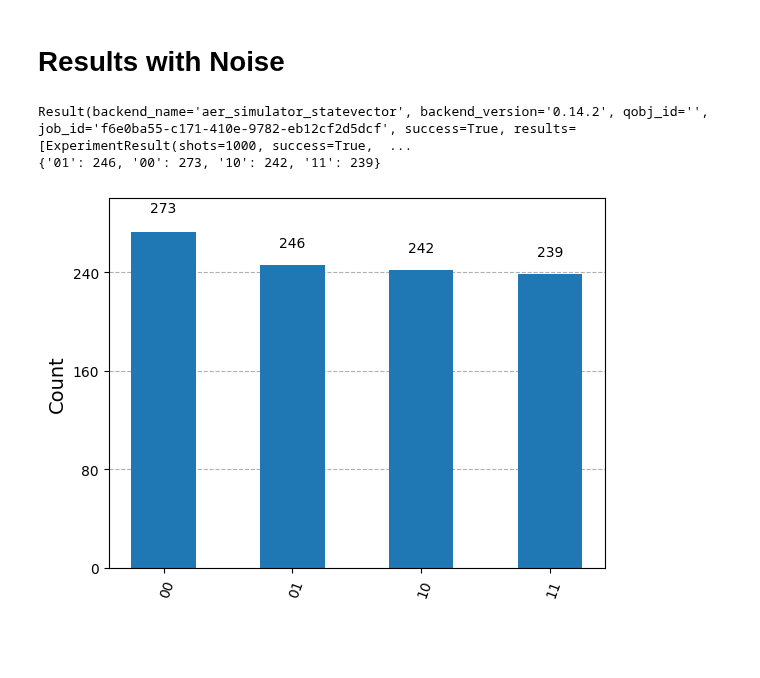
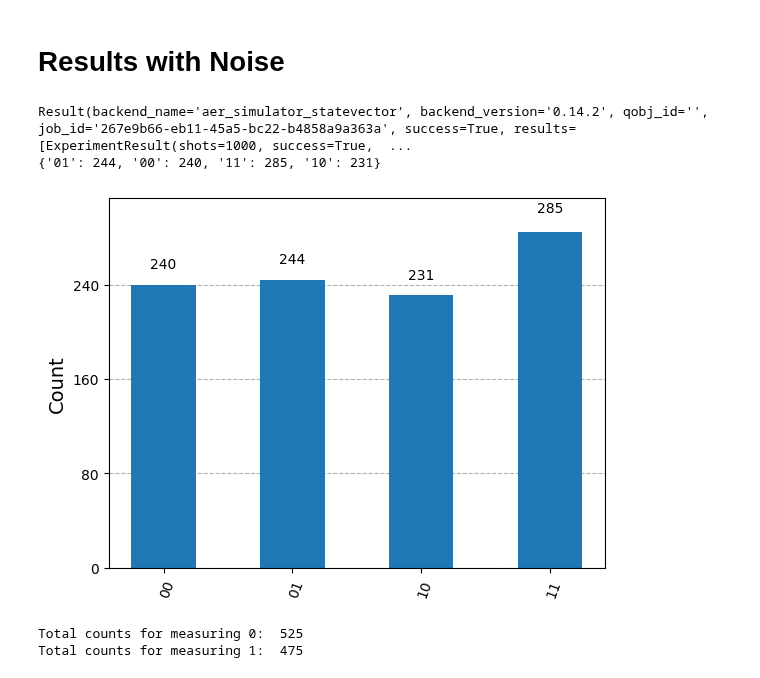
Before and after one commit to Sal7ySalt/Smallest-MSD-Protocol, a Jupyter notebook: noise.ipynb, the cells around one changed output. Cells and saved outputs as stored; diff of their text form; code cells hidden in the pictures; blank space fills up the shorter version.

```diff
--- a/noise.ipynb
+++ b/noise.ipynb
@@ -68,19 +75,26 @@ Result(backend_name='aer_simulator_statevector', backend_version='0.14.2', qobj_
 # %%
 noise_model = NoiseModel()
 
 noise_model.add_all_qubit_quantum_error(depolarizing_error(0.01,1), ['id'])
 noise_model.add_all_qubit_quantum_error(depolarizing_error(0.01,1), ['h'])
 noise_model.add_all_qubit_quantum_error(depolarizing_error(0.01,2),['cz'])
 # Measurement errors?
 
 job = backend.run(circuit, noise_model=noise_model, shots=1000)
 result = job.result()
 print(result)
 
 noisy_counts = result.get_counts(circuit)
 print(noisy_counts)
 display(plot_histogram(noisy_counts))
+
+noisy_sum0 = noisy_counts['00'] + noisy_counts['11']
+noisy_sum1 = noisy_counts['01'] + noisy_counts['10']
+print("Total counts for measuring 0: ", noisy_sum0)
+print("Total counts for measuring 1: ", noisy_sum1)
 # %% [output]
-Result(backend_name='aer_simulator_statevector', backend_version='0.14.2', qobj_id='', job_id='f6e0ba55-c171-410e-9782-eb12cf2d5dcf', success=True, results=[ExperimentResult(shots=1000, success=True,  ...
-{'01': 246, '00': 273, '10': 242, '11': 239}
+Result(backend_name='aer_simulator_statevector', backend_version='0.14.2', qobj_id='', job_id='267e9b66-eb11-45a5-bc22-b4858a9a363a', success=True, results=[ExperimentResult(shots=1000, success=True,  ...
+{'01': 244, '00': 240, '11': 285, '10': 231}
-[figure, old version]
+[figure, new version]
+Total counts for measuring 0:  525
+Total counts for measuring 1:  475
```
Also changed, not shown: parts of 3 cells of this notebook.
